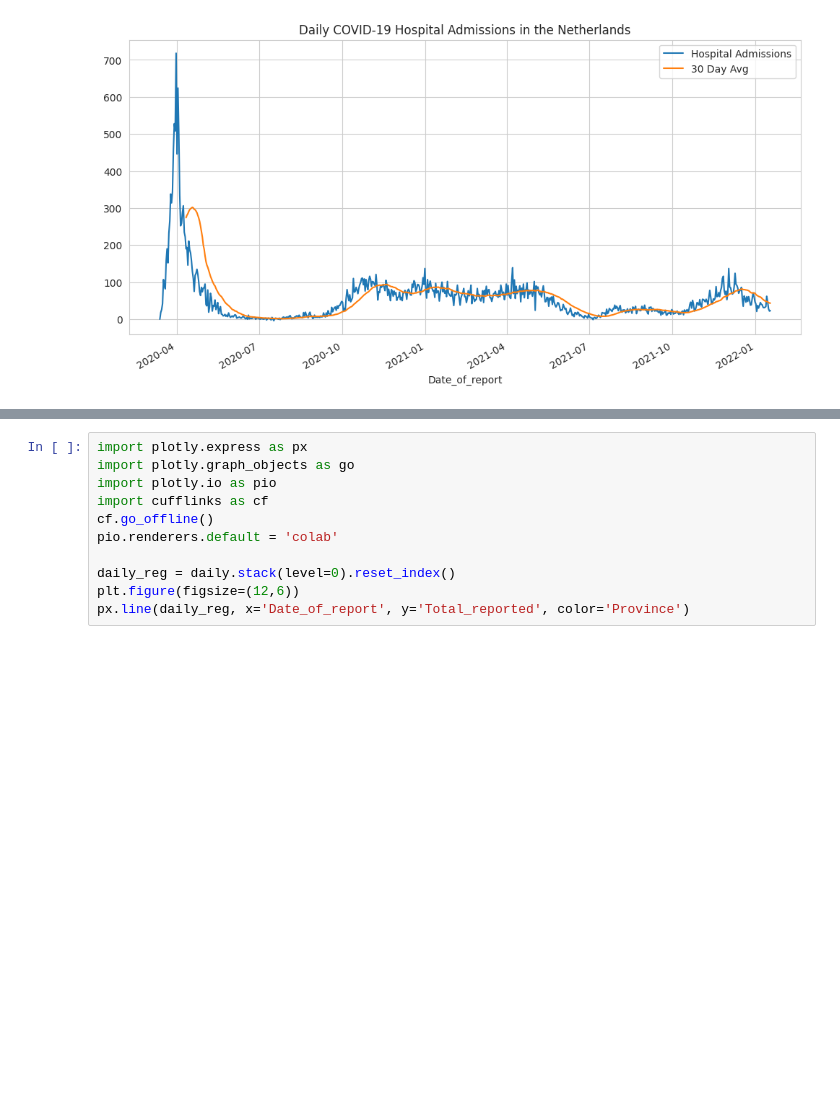
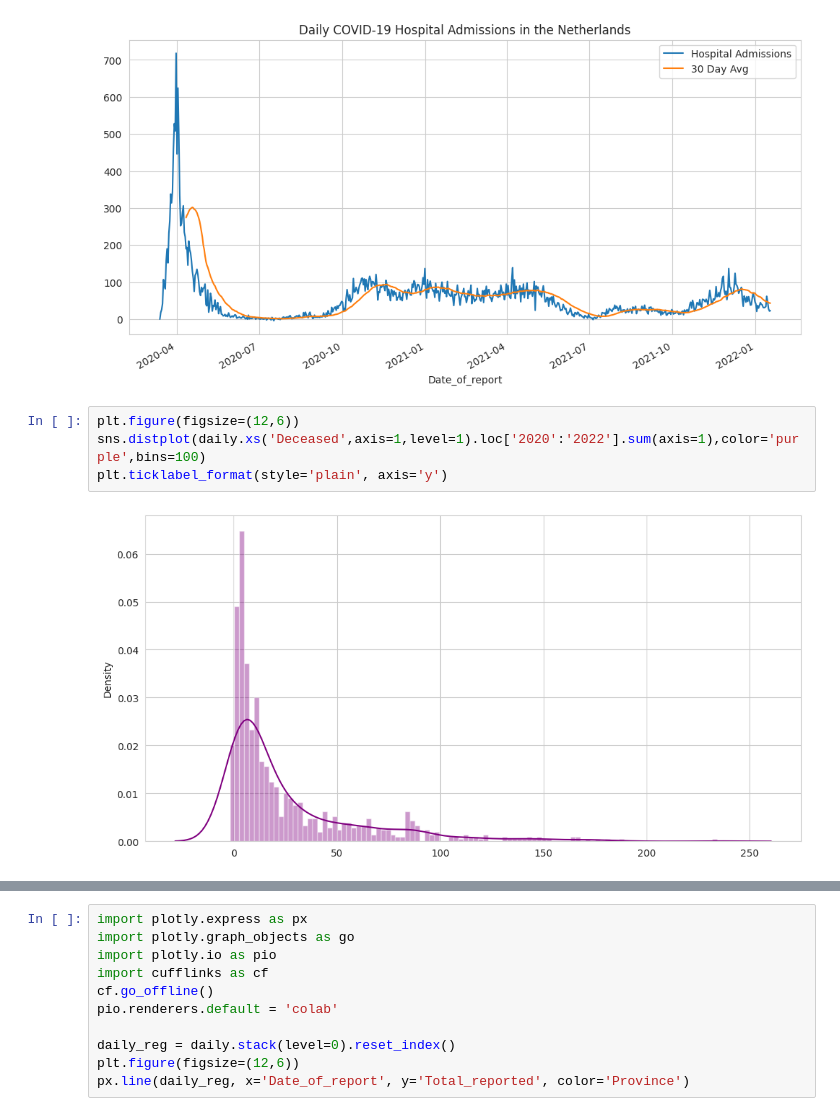
Before and after one commit to MC-Codingcat/NL-COVID-19-Data-Analysis, a Jupyter notebook: NL_COVID_19_Analysis_Trend.ipynb, the cells around one changed output, grey strips where cells are left out. Saved outputs shown, nothing was run; the diff lists cells and outputs as text; blank space fills up the shorter version.

```diff
--- a/NL_COVID_19_Analysis_Trend.ipynb
+++ b/NL_COVID_19_Analysis_Trend.ipynb
@@ -200,3 +200,9 @@ plt.legend()
 # %% [output]
 <matplotlib.legend.Legend at 0x...>
 [figure]
+# %%
+plt.figure(figsize=(12,6))
+sns.distplot(daily.xs('Deceased',axis=1,level=1).loc['2020':'2022'].sum(axis=1),color='purple',bins=100)
+plt.ticklabel_format(style='plain', axis='y')
+# %% [output]
+[figure, added]
```
Also changed, not shown: parts of 2 cells of this notebook.
